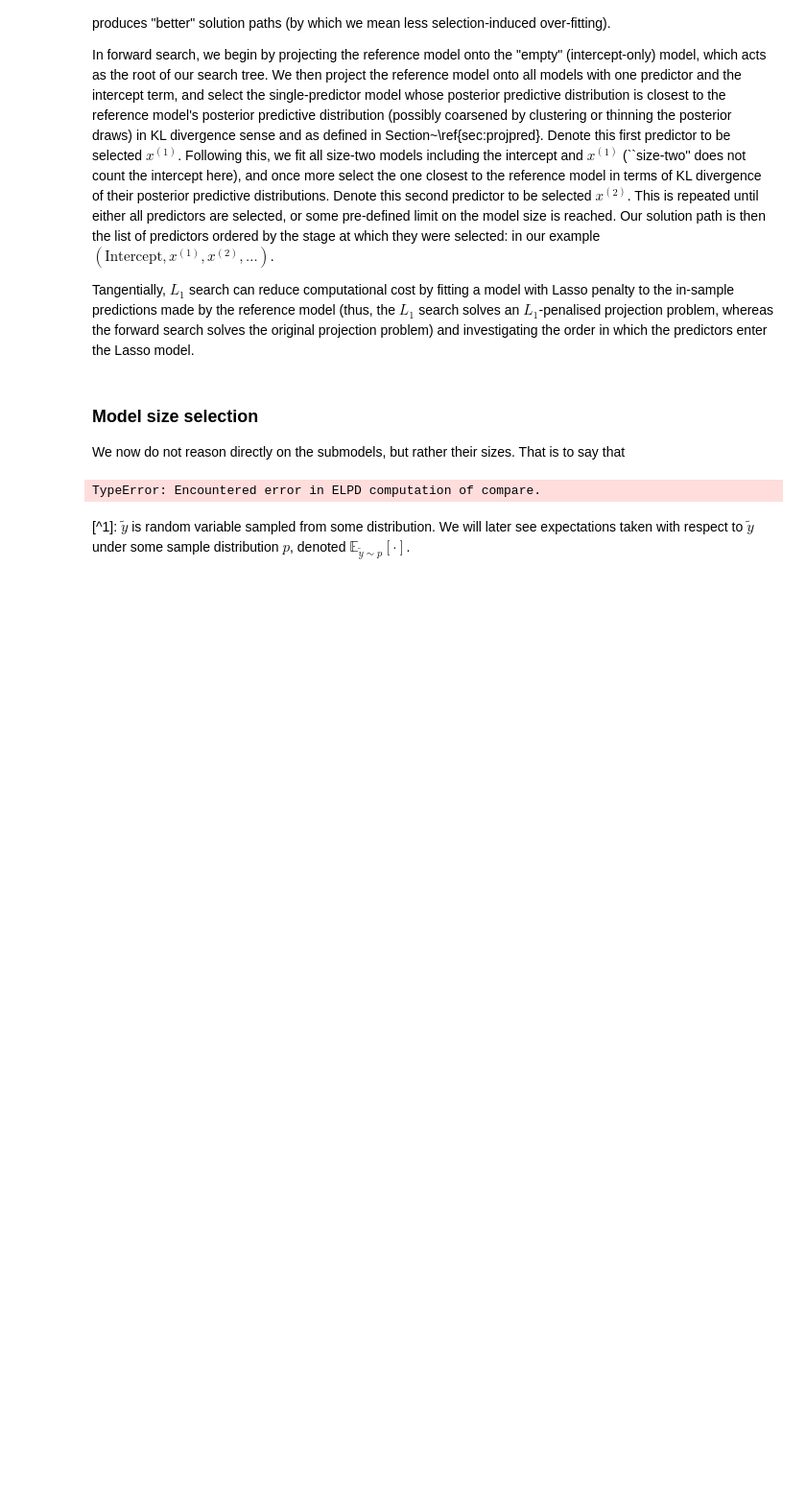
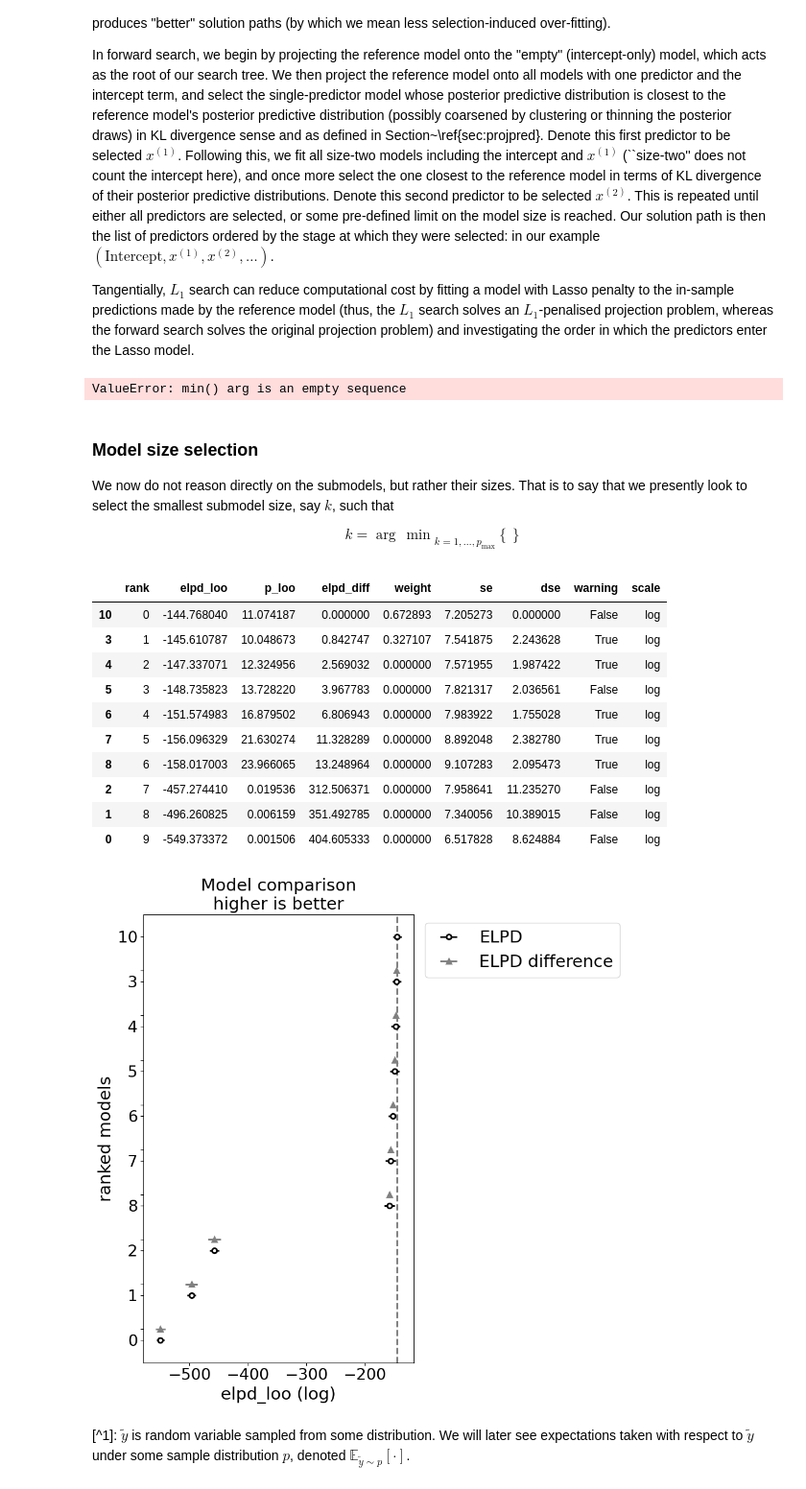
Before and after one commit to bambinos/kulprit, a Jupyter notebook: docs/notebooks/tutorials/intro.ipynb, the cells around one changed output. Shown at 96% size. Saved outputs shown, nothing was run; the diff lists cells and outputs as text; code cells hidden in the pictures; blank space fills up the shorter version.

```diff
--- a/docs/notebooks/tutorials/intro.ipynb
+++ b/docs/notebooks/tutorials/intro.ipynb
@@ -43,6 +49,7 @@ import bambi as bmb
 import arviz as az
 
 # fit the reference model
-model = bmb.Model(f"y ~ {' + '.join(covnames)}", df)
-idata = model.fit(draws=1000, chains=4)
+priors = {cov: bmb.Prior("Normal", mu=0.0, sigma=1.0) for cov in covnames}
+model = bmb.Model(f"y ~ {' + '.join(covnames)}", df, family="gaussian")
+idata = model.fit(draws=1000, chains=4, idata_kwargs={"log_likelihood": True})
 # %% [output]
@@ -78,16 +87,33 @@ In forward search, we begin by projecting the reference model onto the "empty" (
 
 Tangentially, $L_1$ search can reduce computational cost by fitting a model with Lasso penalty to the in-sample predictions made by the reference model (thus, the $L_1$ search solves an $L_1$-penalised projection problem, whereas the forward search solves the original projection problem) and investigating the order in which the predictors enter the Lasso model.
 # %%
-ref_model.search()
+ref_model.search(method="forward")
+# %% [output]
+ValueError: min() arg is an empty sequence
 # %% [markdown]
 ### Model size selection
 
-We now do not reason directly on the submodels, but rather their sizes. That is to say that
+We now do not reason directly on the submodels, but rather their sizes. That is to say that we presently look to select the smallest submodel size, say $k$, such that
+
+$$
+k = {\arg\,\min}_{k=1,\dotsc,p_\text{max}} \left\{  \right\}
+$$
 # %%
 # compare submodels found in the search by LOO-CV ELPD
-cmp, ax = ref_model.loo_compare(plot=True);
+cmp, ax = ref_model.loo_compare(plot=True, scale="log");
 cmp
 # %% [output]
-TypeError: Encountered error in ELPD computation of compare.
+|  | rank | elpd_loo | p_loo | elpd_diff | weight | se | dse | warning | scale |
+| 10 | 0 | -144.768040 | 11.074187 | 0.000000 | 0.672893 | 7.205273 | 0.000000 | False | log |
+| 3 | 1 | -145.610787 | 10.048673 | 0.842747 | 0.327107 | 7.541875 | 2.243628 | True | log |
+| 4 | 2 | -147.337071 | 12.324956 | 2.569032 | 0.000000 | 7.571955 | 1.987422 | True | log |
+| 5 | 3 | -148.735823 | 13.728220 | 3.967783 | 0.000000 | 7.821317 | 2.036561 | False | log |
+| 6 | 4 | -151.574983 | 16.879502 | 6.806943 | 0.000000 | 7.983922 | 1.755028 | True | log |
+| 7 | 5 | -156.096329 | 21.630274 | 11.328289 | 0.000000 | 8.892048 | 2.382780 | True | log |
+| 8 | 6 | -158.017003 | 23.966065 | 13.248964 | 0.000000 | 9.107283 | 2.095473 | True | log |
+| 2 | 7 | -457.274410 | 0.019536 | 312.506371 | 0.000000 | 7.958641 | 11.235270 | False | log |
+| 1 | 8 | -496.260825 | 0.006159 | 351.492785 | 0.000000 | 7.340056 | 10.389015 | False | log |
+| 0 | 9 | -549.373372 | 0.001506 | 404.605333 | 0.000000 | 6.517828 | 8.624884 | False | log |
+[figure, added]
 # %% [markdown]
 [^1]: $\tilde{y}$ is random variable sampled from some distribution. We will later see expectations taken with respect to $\tilde{y}$ under some sample distribution $p$, denoted $\mathbb{E}_{\tilde{y}\sim p}[\cdot]$.
```
Also changed, not shown: parts of 3 cells of this notebook, 2 other files.
